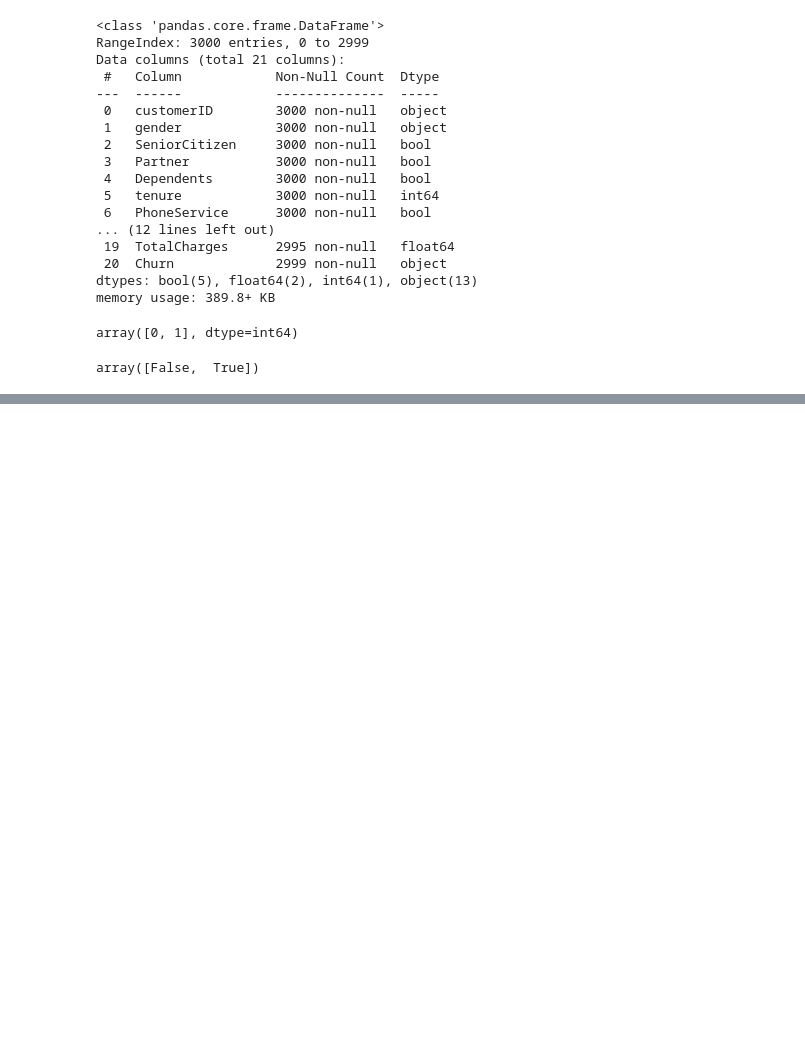
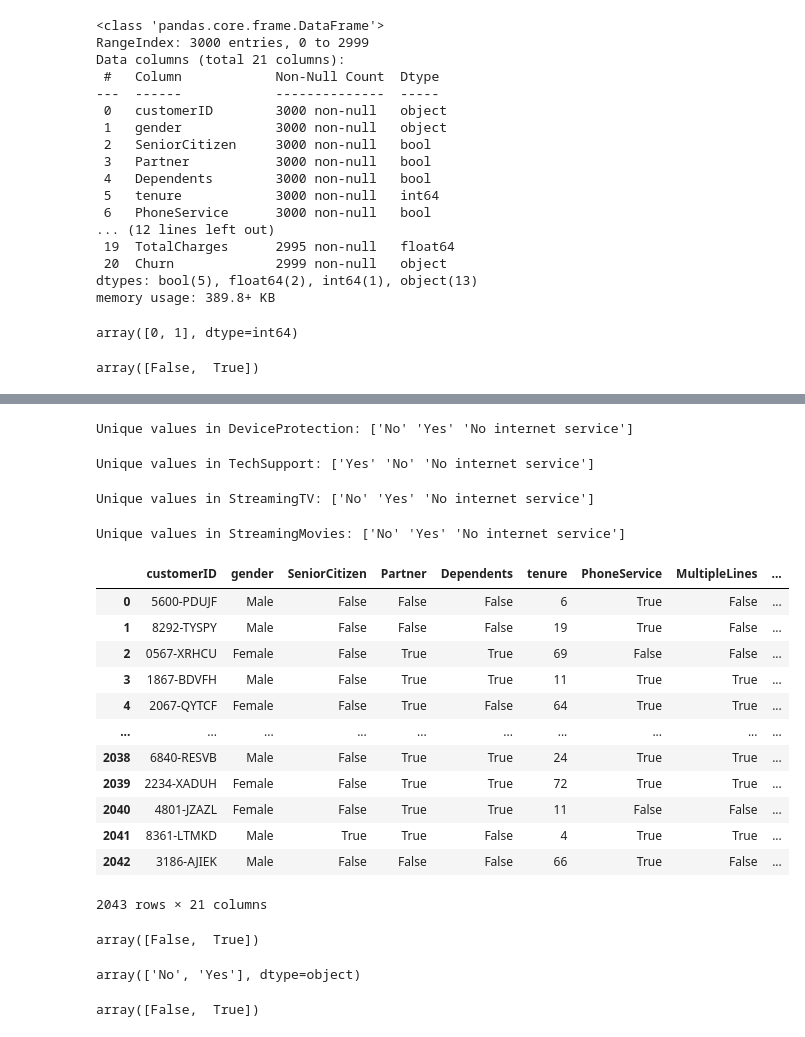
Before and after one commit to AninFreddy01/starlink, a Jupyter notebook: train.ipynb, the cells around one changed output, grey strips where cells are left out. Cells and saved outputs as stored; diff of their text form; code cells hidden in the pictures; blank space fills up the shorter version.

Commit message:
merged train dataset

```diff
--- a/train.ipynb
+++ b/train.ipynb
@@ -98,0 +122,4 @@ array(['False', 'True'], dtype=object)
+# %%
+#mapping PaperlessBilling from Yes,No to True,False
+train1["PaperlessBilling"] = train1["PaperlessBilling"].map({"Yes": True, "No": False})
+train1["PaperlessBilling"].unique()
@@ -98,0 +128,4 @@ array(['False', 'True'], dtype=object)
+# %%
+#mapping PhoneService from Yes,No to True,False
+train1["PhoneService"] = train1["PhoneService"].map({"Yes": True, "No": False})
+train1["PhoneService"].unique()
@@ -98,0 +162,3 @@ array(['False', 'True'], dtype=object)
+# %%
+train1["MultipleLines"] = train1["MultipleLines"].map({"Yes": True, "No": False, "No phone service": False})
+train1["MultipleLines"].unique()
@@ -98,0 +203,60 @@ array(['False', 'True'], dtype=object)
+# %%
+check_unique_values(train1, "DeviceProtection")
+# %% [output]
+Unique values in DeviceProtection: ['No' 'Yes' 'No internet service']
+# %%
+check_unique_values(train1, "TechSupport")
+# %% [output]
+Unique values in TechSupport: ['Yes' 'No' 'No internet service']
+# %%
+check_unique_values(train1, "StreamingTV")
+# %% [output]
+Unique values in StreamingTV: ['No' 'Yes' 'No internet service']
+# %%
+check_unique_values(train1, "StreamingMovies")
+# %% [output]
+Unique values in StreamingMovies: ['No' 'Yes' 'No internet service']
+# %%
+#function to map service columns to True,False
+def map_service_columns(df, column):
+    df[column] = df[column].map({
+        "Yes": True,
+        "No": False,
+        "No internet service": False
+    })
+    return df
+# %%
+map_service_columns(train1, "OnlineSecurity")
+map_service_columns(train1, "OnlineBackup")
+map_service_columns(train1, "DeviceProtection")
+map_service_columns(train1, "TechSupport")
+map_service_columns(train1, "StreamingTV")
+map_service_columns(train1, "StreamingMovies")
+# %% [output]
+|  | customerID | gender | SeniorCitizen | Partner | Dependents | tenure | PhoneService | MultipleLines | ... |
+| 0 | 5600-PDUJF | Male | False | False | False | 6 | True | False | ... |
+| 1 | 8292-TYSPY | Male | False | False | False | 19 | True | False | ... |
+| 2 | 0567-XRHCU | Female | False | True | True | 69 | False | False | ... |
+| 3 | 1867-BDVFH | Male | False | True | True | 11 | True | True | ... |
+| 4 | 2067-QYTCF | Female | False | True | False | 64 | True | True | ... |
+| ... | ... | ... | ... | ... | ... | ... | ... | ... | ... |
+| 2038 | 6840-RESVB | Male | False | True | True | 24 | True | True | ... |
+| 2039 | 2234-XADUH | Female | False | True | True | 72 | True | True | ... |
+| 2040 | 4801-JZAZL | Female | False | True | True | 11 | False | False | ... |
+| 2041 | 8361-LTMKD | Male | True | True | False | 4 | True | True | ... |
+| 2042 | 3186-AJIEK | Male | False | False | False | 66 | True | False | ... |
+2043 rows × 21 columns
+# %%
+train1["StreamingMovies"].unique()
+# %% [output]
+array([False,  True])
+# %%
+train1["Churn"].unique()
+# %% [output]
+array(['No', 'Yes'], dtype=object)
+# %%
+#mapping Churn from Yes,No to True,False
+train1["Churn"] = train1["Churn"].map({"Yes": True, "No": False})
+train1["Churn"].unique()
+# %% [output]
+array([False,  True])
```
Also changed, not shown: parts of 28 cells of this notebook, 1 other file.
